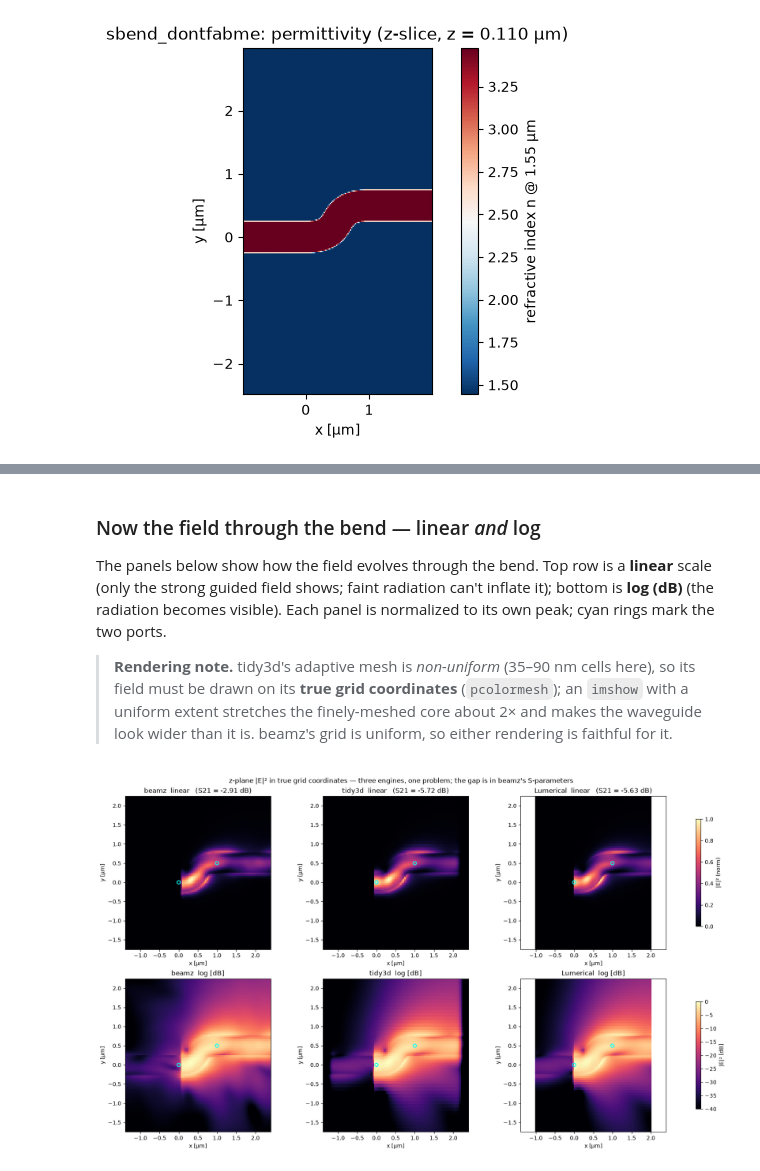
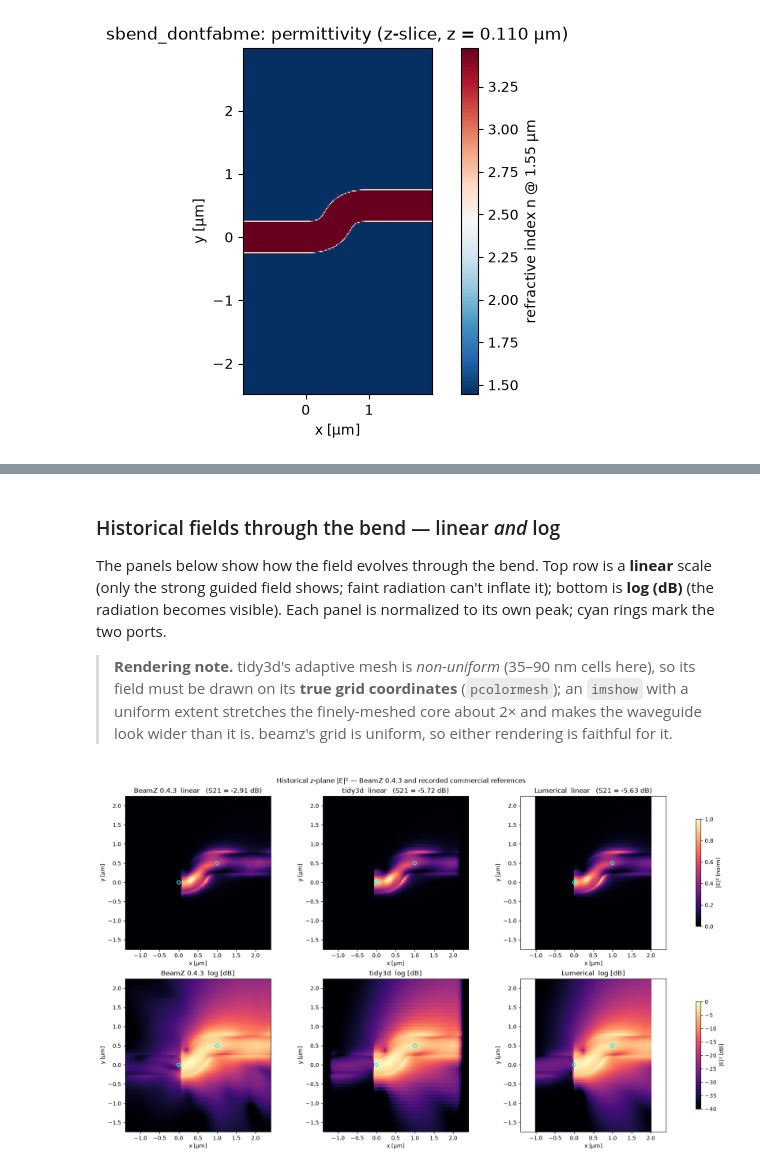
Before and after one commit to SiEPIC/gds_fdtd, a Jupyter notebook: examples/06_convergence_and_caching/06_convergence_and_caching.ipynb, the cells around one changed output, grey strips where cells are left out. Saved outputs shown, nothing was run; the diff lists cells and outputs as text; code cells hidden in the pictures.

```diff
--- a/examples/06_convergence_and_caching/06_convergence_and_caching.ipynb
+++ b/examples/06_convergence_and_caching/06_convergence_and_caching.ipynb
@@ -211,5 +267,5 @@ plt.show()
 # %% [markdown]
-### Now the field through the bend — linear *and* log
+### Historical fields through the bend — linear *and* log
 
 The panels below show how the field evolves through the bend. Top row is a
 **linear** scale (only the strong guided field shows; faint radiation can't
@@ -224,35 +280,44 @@ is normalized to its own peak; cyan rings mark the two ports.
 # %%
 bz = np.load(REC / "sbend_beamz_field.npz")
 t3 = np.load(REC / "sbend_tidy3d_field.npz")
 lu = np.load(REC / "sbend_lumerical_field.npz")
 bw, bh = float(bz["width_um"]), float(bz["height_um"])
 cx, cy = sbend.bounds.x_center, sbend.bounds.y_center  # beamz's 0-based frame -> device coords
 # beamz: uniform grid -> cell-center coordinate vectors in device µm
 b_x = np.linspace(cx - bw / 2, cx + bw / 2, bz["E2"].shape[1])
 b_y = np.linspace(cy - bh / 2, cy + bh / 2, bz["E2"].shape[0])
 # tidy3d + Lumerical: their own (possibly non-uniform) grid coordinates
-panels = [("beamz", b_x, b_y, bz["E2"], float(bz["s21"])),
-          ("tidy3d", t3["x"], t3["y"], t3["E2"].T, float(t3["s21"])),
-          ("Lumerical", lu["x"], lu["y"], lu["E2"].T, float(lu["s21"]))]
+panels = [
+    ("BeamZ 0.4.3", b_x, b_y, bz["E2"], float(bz["s21"])),
+    ("tidy3d", t3["x"], t3["y"], t3["E2"].T, float(t3["s21"])),
+    ("Lumerical", lu["x"], lu["y"], lu["E2"].T, float(lu["s21"])),
+]
 
 fig, ax = plt.subplots(2, 3, figsize=(16.5, 9.5), constrained_layout=True)
 for col, (name, gx, gy, e2, s21) in enumerate(panels):
     en = e2 / e2.max()
     im_lin = ax[0, col].pcolormesh(gx, gy, en, shading="nearest", cmap="magma", vmin=0, vmax=1)
     ax[0, col].set_title(f"{name}  linear   (S21 = {s21:+.2f} dB)")
-    im_log = ax[1, col].pcolormesh(gx, gy, 10 * np.log10(np.clip(en, 1e-4, 1)),
-                                   shading="nearest", cmap="magma", vmin=-40, vmax=0)
+    im_log = ax[1, col].pcolormesh(
+        gx,
+        gy,
+        10 * np.log10(np.clip(en, 1e-4, 1)),
+        shading="nearest",
+        cmap="magma",
+        vmin=-40,
+        vmax=0,
+    )
     ax[1, col].set_title(f"{name}  log [dB]")
     for r in (0, 1):
         ax[r, col].scatter([0, 1], [0, 0.5], s=36, edgecolor="cyan", facecolor="none", lw=1.5)
         ax[r, col].set_xlim(cx - 1.9, cx + 1.9)
         ax[r, col].set_ylim(cy - 2, cy + 2)
         ax[r, col].set_aspect("equal")
         ax[r, col].set_xlabel("x [µm]")
         ax[r, col].set_ylabel("y [µm]")
 fig.colorbar(im_lin, ax=ax[0, :], label="|E|² (norm)", shrink=0.7)
 fig.colorbar(im_log, ax=ax[1, :], label="|E|² [dB]", shrink=0.7)
-fig.suptitle("z-plane |E|² in true grid coordinates — three engines, one problem; the gap is in beamz's S-parameters")
+fig.suptitle("Historical z-plane |E|² — BeamZ 0.4.3 and recorded commercial references")
 plt.show()
 # %% [output]
-[figure, old version]
+[figure, new version]
```
Also changed, not shown: parts of 24 cells of this notebook, 2 other files.
